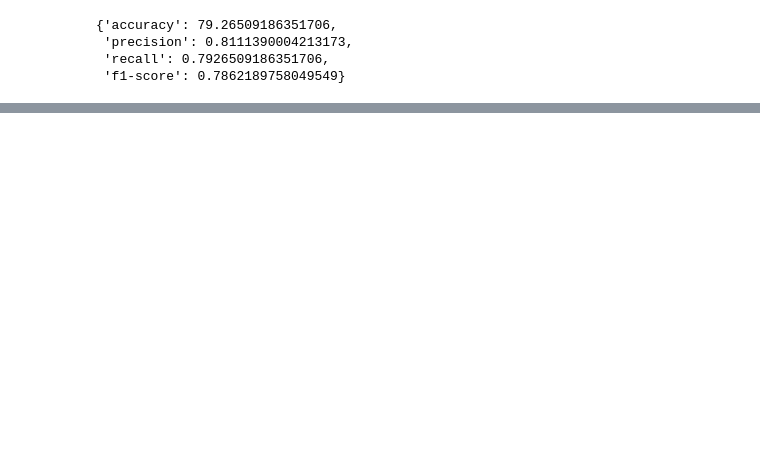
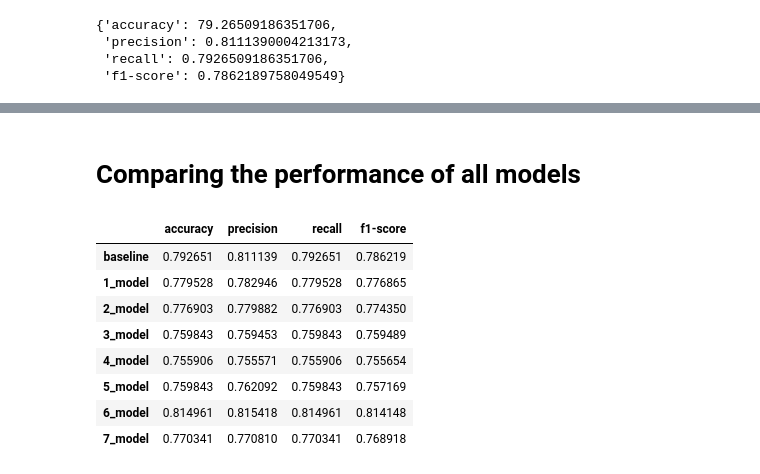
Before and after one commit to whiplaaash/TF-NLP, a Jupyter notebook: colab_NLP.ipynb, the cells around one changed output, grey strips where cells are left out. Saved outputs shown, nothing was run; the diff lists cells and outputs as text; code cells hidden in the pictures; blank space fills up the shorter version.

```diff
--- a/colab_NLP.ipynb
+++ b/colab_NLP.ipynb
@@ -1427,0 +1424,2 @@ model_6_results
+# %% [markdown]
+# Comparing the performance of all models
@@ -1427,0 +1437,14 @@ model_6_results
+# %%
+# Reduce the accuracy to the same scale as the other metrics
+all_model_results["accuracy"] = all_model_results["accuracy"] / 100
+all_model_results
+# %% [output]
+|  | accuracy | precision | recall | f1-score |
+| baseline | 0.792651 | 0.811139 | 0.792651 | 0.786219 |
+| 1_model | 0.779528 | 0.782946 | 0.779528 | 0.776865 |
+| 2_model | 0.776903 | 0.779882 | 0.776903 | 0.774350 |
+| 3_model | 0.759843 | 0.759453 | 0.759843 | 0.759489 |
+| 4_model | 0.755906 | 0.755571 | 0.755906 | 0.755654 |
+| 5_model | 0.759843 | 0.762092 | 0.759843 | 0.757169 |
+| 6_model | 0.814961 | 0.815418 | 0.814961 | 0.814148 |
+| 7_model | 0.770341 | 0.770810 | 0.770341 | 0.768918 |
```
Also changed, not shown: parts of 41 cells of this notebook.
